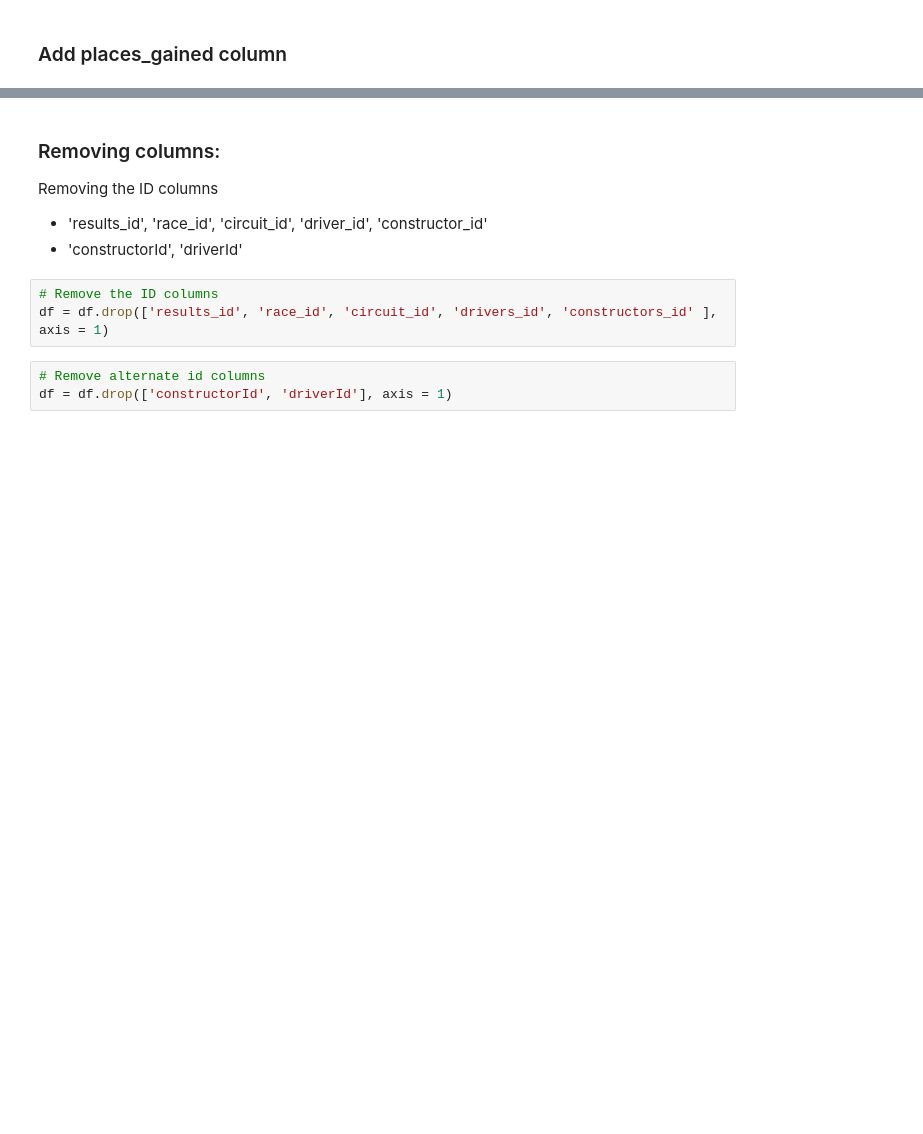
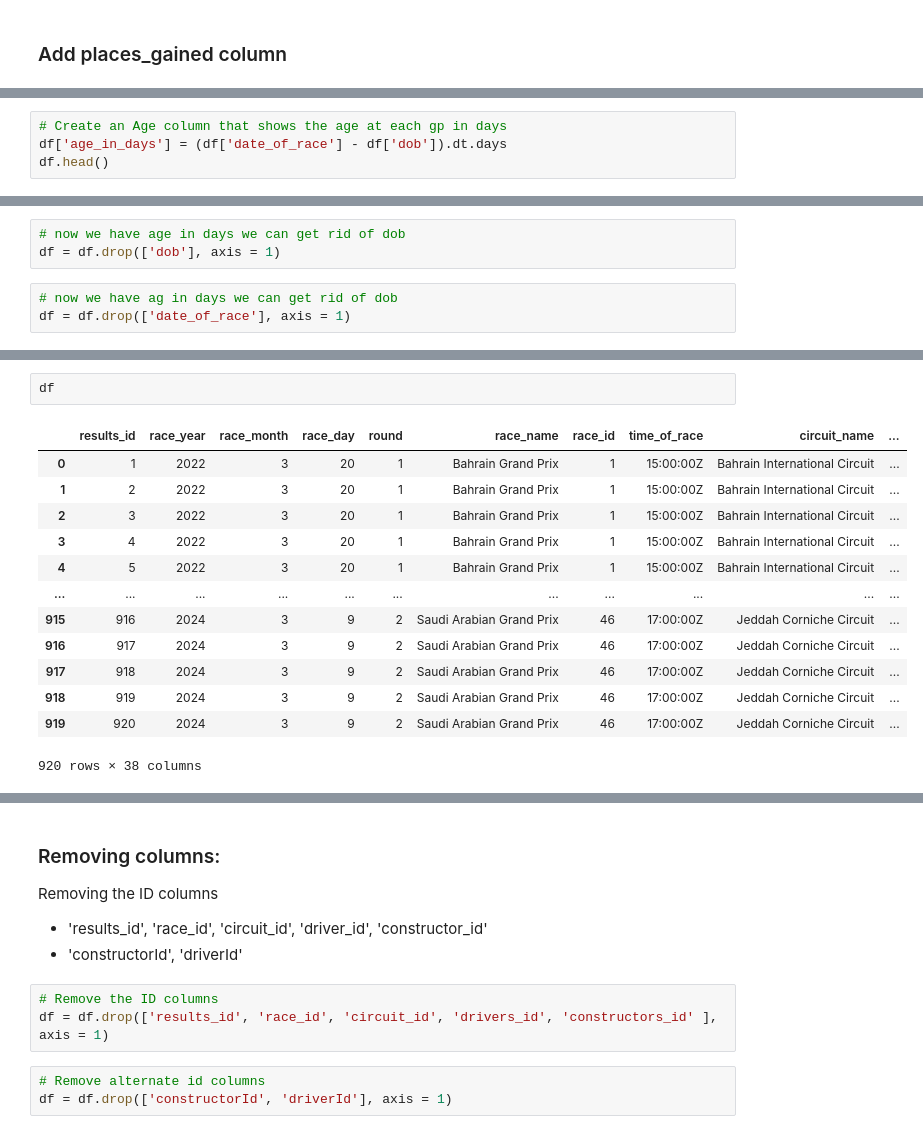
Before and after one commit to nat13lla/Capstone, a Jupyter notebook: datamanipulation/Data_Cleaning.ipynb, the cells around one changed output, grey strips where cells are left out. Saved outputs shown, nothing was run; the diff lists cells and outputs as text; blank space fills up the shorter version.

```diff
--- a/datamanipulation/Data_Cleaning.ipynb
+++ b/datamanipulation/Data_Cleaning.ipynb
@@ -131,0 +165,4 @@ df
+# %%
+# Create an Age column that shows the age at each gp in days
+df['age_in_days'] = (df['date_of_race'] - df['dob']).dt.days
+df.head()
@@ -131,0 +176,6 @@ df
+# %%
+# now we have age in days we can get rid of dob
+df = df.drop(['dob'], axis = 1)
+# %%
+# now we have ag in days we can get rid of dob
+df = df.drop(['date_of_race'], axis = 1)
@@ -131,0 +205,16 @@ df
+# %%
+df
+# %% [output]
+|  | results_id | race_year | race_month | race_day | round | race_name | race_id | time_of_race | circuit_name | ... |
+| 0 | 1 | 2022 | 3 | 20 | 1 | Bahrain Grand Prix | 1 | 15:00:00Z | Bahrain International Circuit | ... |
+| 1 | 2 | 2022 | 3 | 20 | 1 | Bahrain Grand Prix | 1 | 15:00:00Z | Bahrain International Circuit | ... |
+| 2 | 3 | 2022 | 3 | 20 | 1 | Bahrain Grand Prix | 1 | 15:00:00Z | Bahrain International Circuit | ... |
+| 3 | 4 | 2022 | 3 | 20 | 1 | Bahrain Grand Prix | 1 | 15:00:00Z | Bahrain International Circuit | ... |
+| 4 | 5 | 2022 | 3 | 20 | 1 | Bahrain Grand Prix | 1 | 15:00:00Z | Bahrain International Circuit | ... |
+| ... | ... | ... | ... | ... | ... | ... | ... | ... | ... | ... |
+| 915 | 916 | 2024 | 3 | 9 | 2 | Saudi Arabian Grand Prix | 46 | 17:00:00Z | Jeddah Corniche Circuit | ... |
+| 916 | 917 | 2024 | 3 | 9 | 2 | Saudi Arabian Grand Prix | 46 | 17:00:00Z | Jeddah Corniche Circuit | ... |
+| 917 | 918 | 2024 | 3 | 9 | 2 | Saudi Arabian Grand Prix | 46 | 17:00:00Z | Jeddah Corniche Circuit | ... |
+| 918 | 919 | 2024 | 3 | 9 | 2 | Saudi Arabian Grand Prix | 46 | 17:00:00Z | Jeddah Corniche Circuit | ... |
+| 919 | 920 | 2024 | 3 | 9 | 2 | Saudi Arabian Grand Prix | 46 | 17:00:00Z | Jeddah Corniche Circuit | ... |
+920 rows × 38 columns
```
Also changed, not shown: parts of 46 cells of this notebook.
